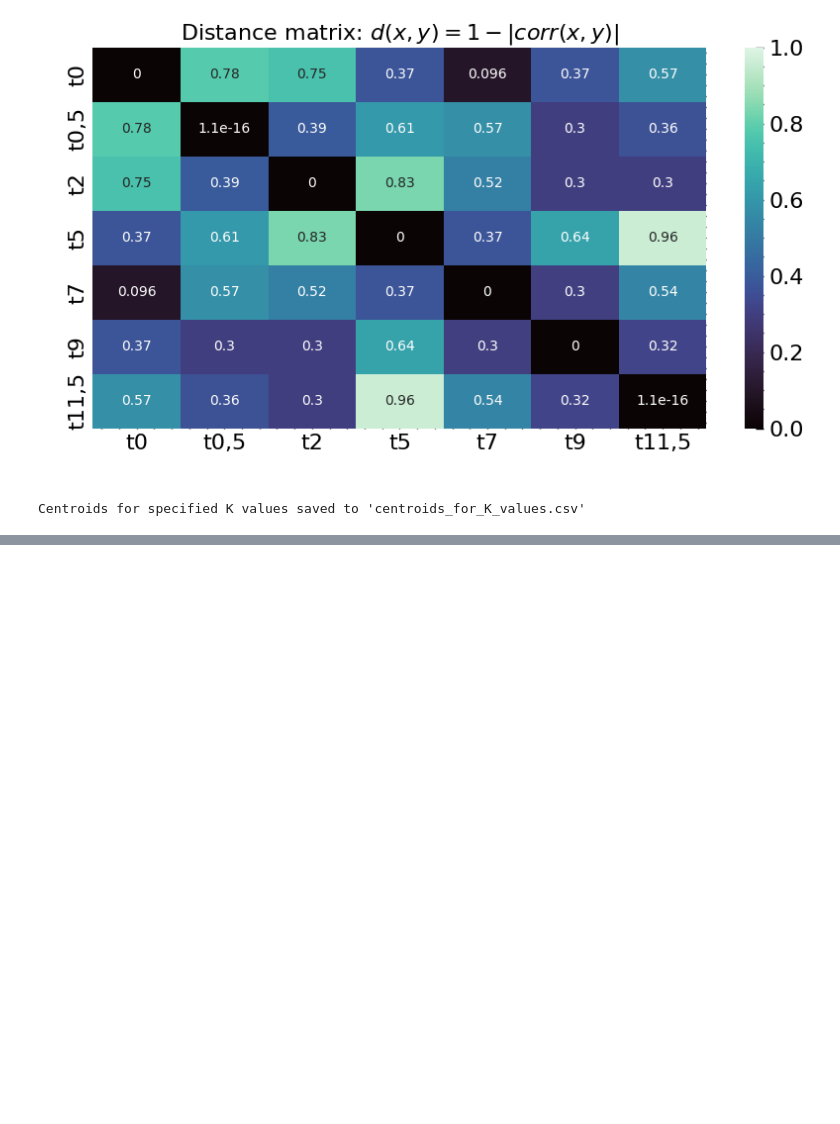
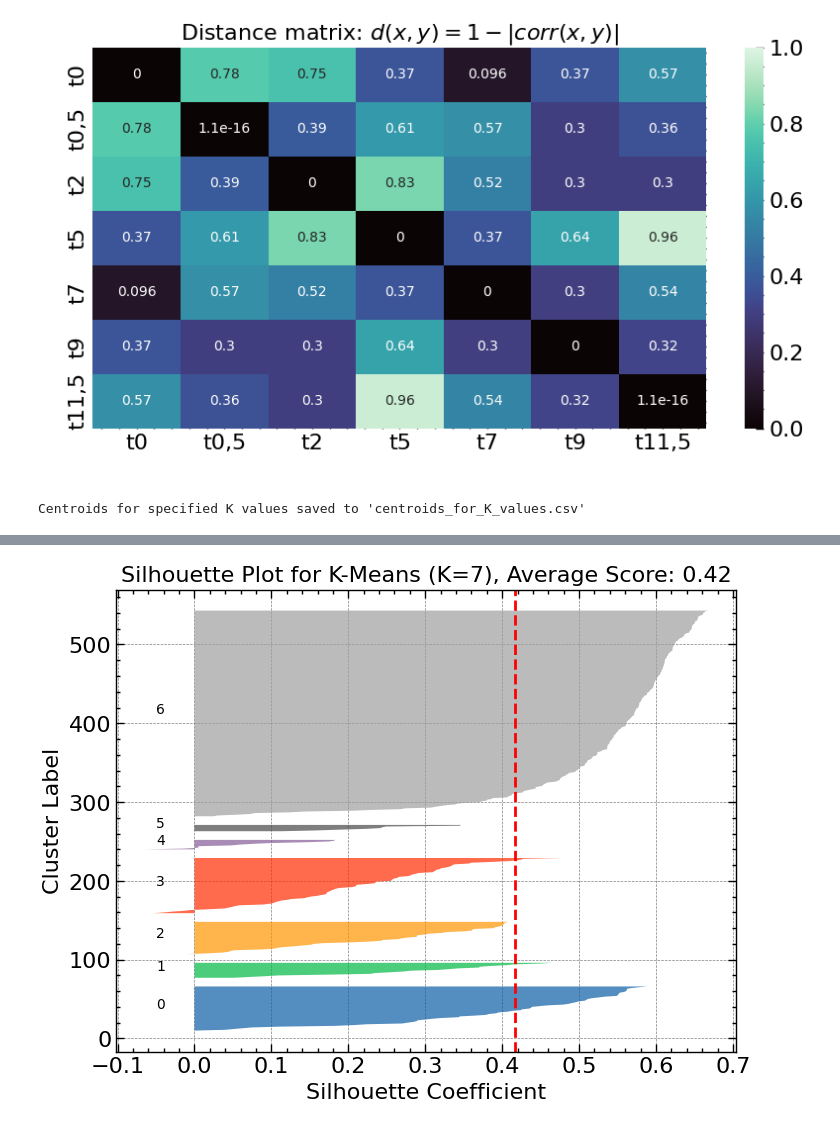
Before and after one commit to MarioPasc/complearn_projects, a Jupyter notebook: Clustering/code/k_means_clustering_sporulaton.ipynb, the cells around one changed output, grey strips where cells are left out. Saved outputs shown, nothing was run; the diff lists cells and outputs as text; code cells hidden in the pictures; blank space fills up the shorter version.

Commit message:
Silhouette score first try with fixed and different k values

```diff
--- a/Clustering/code/k_means_clustering_sporulaton.ipynb
+++ b/Clustering/code/k_means_clustering_sporulaton.ipynb
@@ -281,0 +325,38 @@ Centroids for specified K values saved to 'centroids_for_K_values.csv'
+# %%
+# Assuming your dataset is stored in a pandas DataFrame `data`
+X = data[data.columns[1:]].values  # Extract the gene expression values
+
+# Run K-Means using the cleaned centroids for K=7
+kmeans = KMeans(n_clusters=7, init=initial_centroids, n_init=1, random_state=42)
+kmeans.fit(X)
+
+# Get the cluster labels
+labels = kmeans.labels_
+
+# Get the final cluster centroids
+final_centroids = kmeans.cluster_centers_
+
+# Compute the silhouette scores for each sample
+silhouette_vals = silhouette_samples(X, labels)
+silhouette_avg = silhouette_score(X, labels)
+
+# Plot the silhouette scores
+plt.figure(figsize=(8, 6))
+y_lower = 10
+for i in range(7):
+    ith_cluster_silhouette_vals = silhouette_vals[labels == i]
+    ith_cluster_silhouette_vals.sort()
+    size_cluster_i = ith_cluster_silhouette_vals.shape[0]
+    y_upper = y_lower + size_cluster_i
+    plt.fill_betweenx(np.arange(y_lower, y_upper),
+                      0, ith_cluster_silhouette_vals, alpha=0.7)
+    plt.text(-0.05, y_lower + 0.5 * size_cluster_i, str(i))
+    y_lower = y_upper + 10  # 10 for the 0 samples gap
+
+plt.title(f'Silhouette Plot for K-Means (K=7), Average Score: {silhouette_avg:.2f}')
+plt.xlabel('Silhouette Coefficient')
+plt.ylabel('Cluster Label')
+plt.axvline(x=silhouette_avg, color="red", linestyle="--")
+plt.show()
+# %% [output]
+[figure, added]
```
Also changed, not shown: parts of 5 cells of this notebook, 1 other file.
